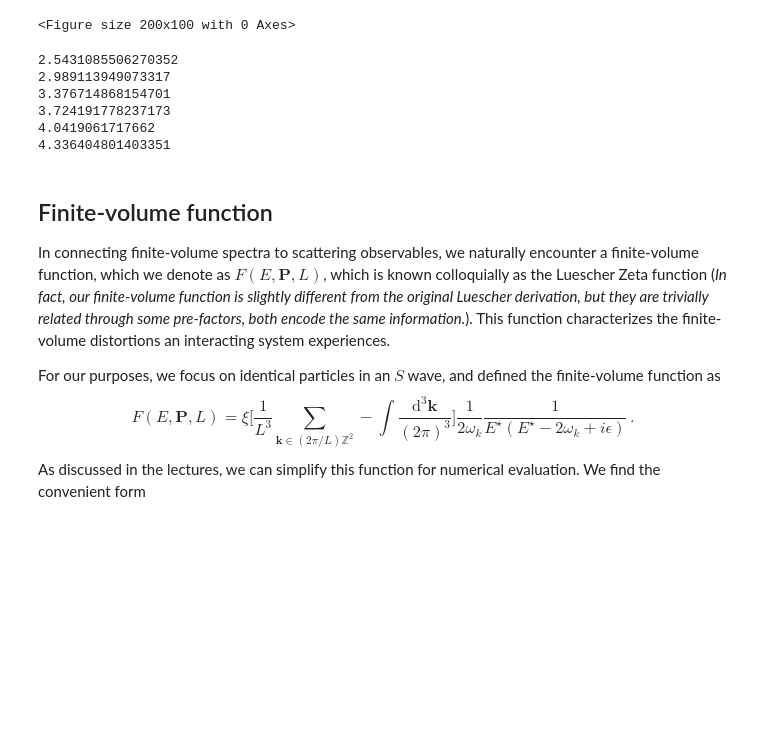
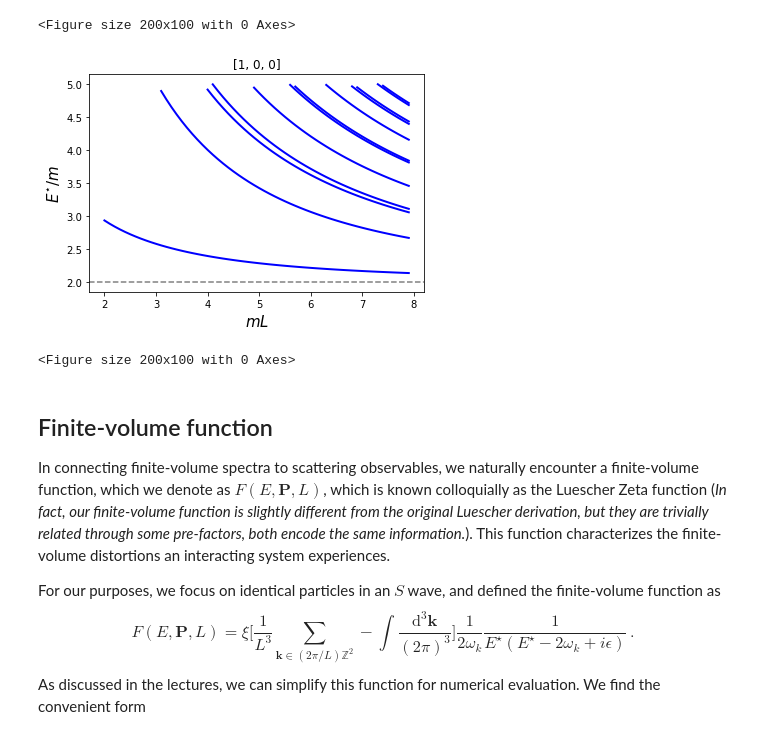
Before and after one commit to ajackura/RPISummerSchoolHadspec, a Jupyter notebook: hadspec_ex2_luescher.ipynb, the cells around one changed output. Cells and saved outputs as stored; diff of their text form; code cells hidden in the pictures; blank space fills up the shorter version.

```diff
--- a/hadspec_ex2_luescher.ipynb
+++ b/hadspec_ex2_luescher.ipynb
@@ -184,20 +184,11 @@ plot_free_spectrum(nP)
 # %% [output]
 [figure]
 <Figure size 200x100 with 0 Axes>
-# %%
-print(free_spectrum(8, np.array([1,0,0]), [0,0,0] ))
-print(free_spectrum(8, np.array([1,1,0]), [0,0,0] ))
-print(free_spectrum(8, np.array([1,1,1]), [0,0,0] ))
-print(free_spectrum(8, np.array([2,0,0]), [0,0,0] ))
-print(free_spectrum(8, np.array([2,1,0]), [0,0,0] ))
-print(free_spectrum(8, np.array([2,1,1]), [0,0,0] ))
-# %% [output]
-2.5431085506270352
-2.989113949073317
-3.376714868154701
-3.724191778237173
-4.0419061717662
-4.336404801403351
+# %%
+plot_free_spectrum([1,0,0])
+# %% [output]
+[figure, added]
+<Figure size 200x100 with 0 Axes>
 # %% [markdown]
 ## Finite-volume function
 
```
Also changed, not shown: parts of 2 cells of this notebook.
